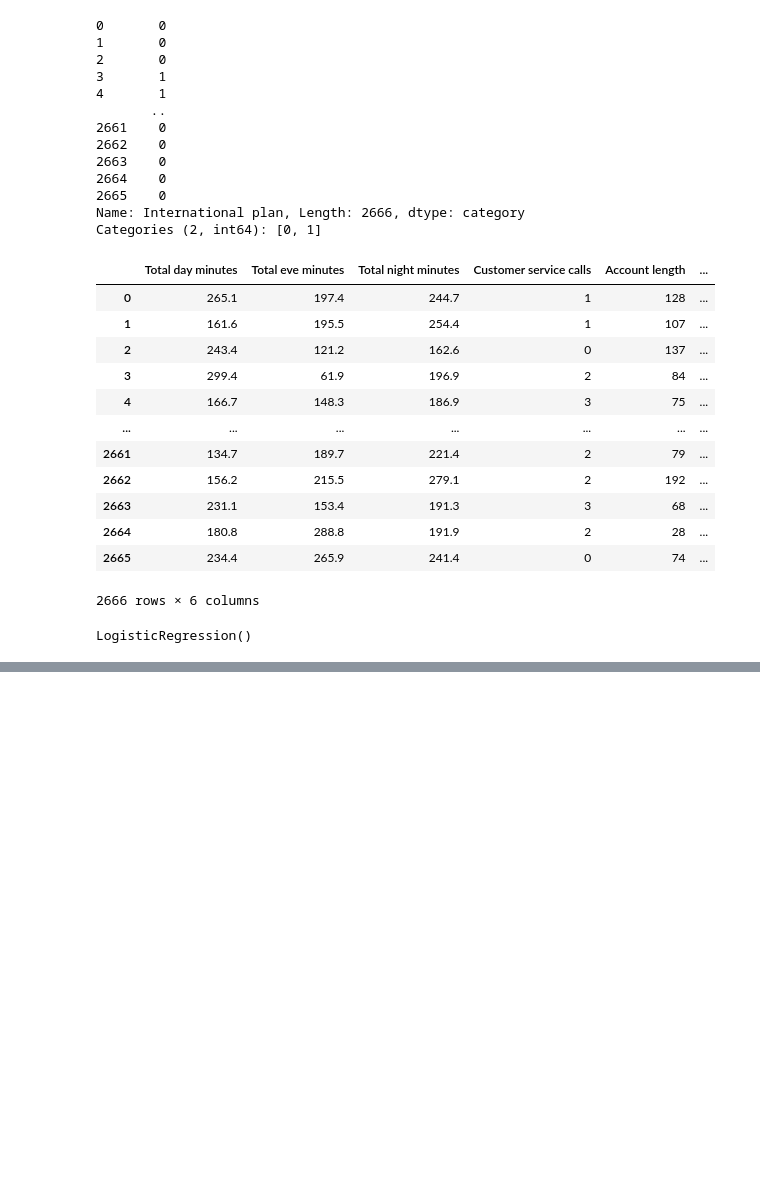
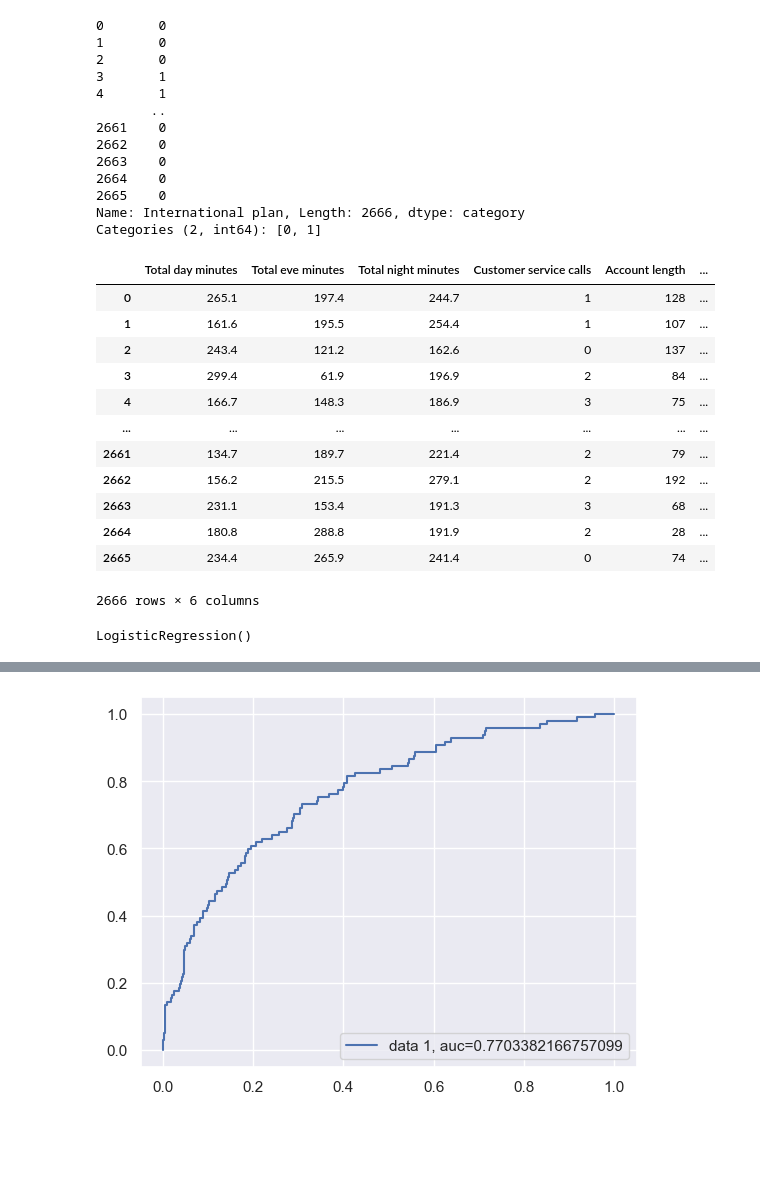
Before and after one commit to chuaqindi/sc1015-miniproject, a Jupyter notebook: logistic_regression.ipynb, the cells around one changed output, grey strips where cells are left out. Cells and saved outputs as stored; diff of their text form; code cells hidden in the pictures; blank space fills up the shorter version.

```diff
--- a/logistic_regression.ipynb
+++ b/logistic_regression.ipynb
@@ -304,0 +338,3 @@ plt.show()
+# %%
+data['International plan'] = data['International plan'].map({'Yes':1,'No':0})
+data['Voice mail plan'] = data['Voice mail plan'].map({'Yes':1,'No':0})
@@ -304,0 +399,11 @@ plt.show()
+# %%
+y_pred_proba = logreg.predict_proba(X_test)[::,1]
+fpr, tpr, _ = metrics.roc_curve(y_test,  y_pred_proba)
+auc = metrics.roc_auc_score(y_test, y_pred_proba)
+plt.plot(fpr,tpr,label="data 1, auc="+str(auc))
+plt.legend(loc=4)
+plt.show()
+# %% [output]
+[figure, added]
+# %% [markdown]
+## <span style=color:white>  worse than using only 6 variabbles
```
Also changed, not shown: parts of 22 cells of this notebook, 1 other file.
